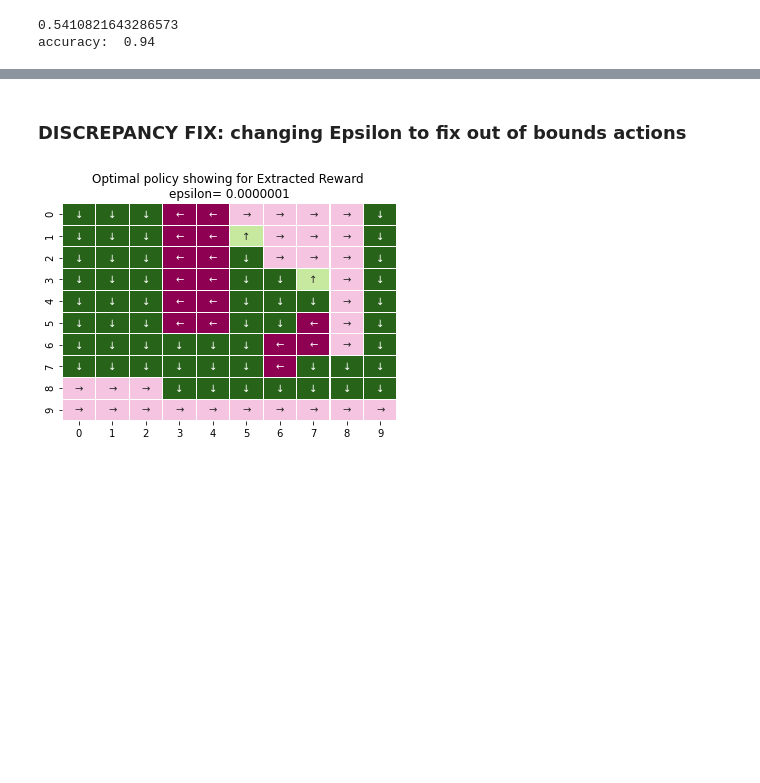
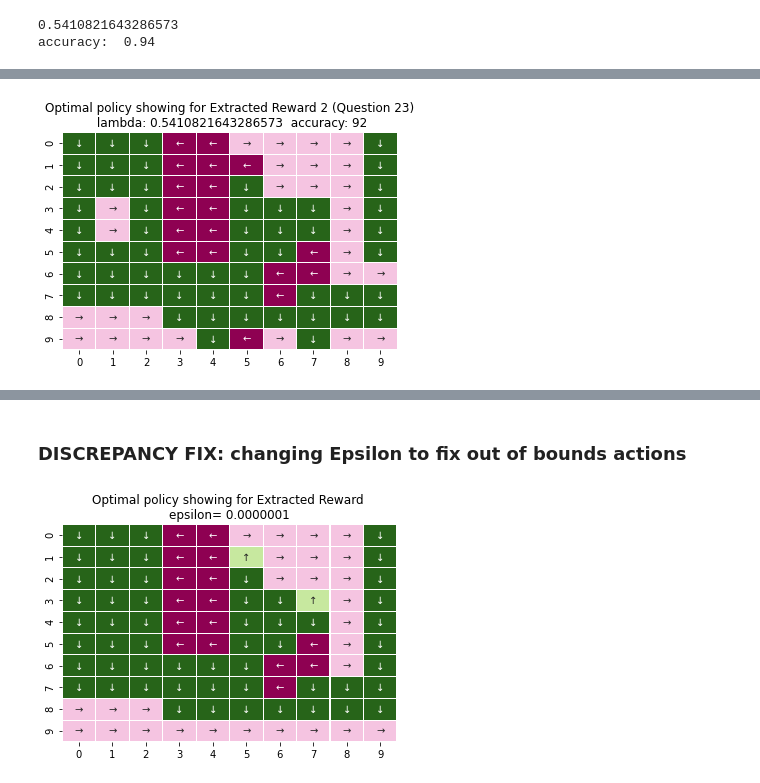
Before and after one commit to MaggieX/Large_Scale_Social_Complex_Network, a Jupyter notebook: Project3/Project3_Q1_Q25_modifiedVI.ipynb, the cells around one changed output, grey strips where cells are left out. Saved outputs shown, nothing was run; the diff lists cells and outputs as text; code cells hidden in the pictures; blank space fills up the shorter version.

Commit message:
Update Project3_Q1_Q25_modifiedVI.ipynb
cleaned up code

```diff
--- a/Project3/Project3_Q1_Q25_modifiedVI.ipynb
+++ b/Project3/Project3_Q1_Q25_modifiedVI.ipynb
@@ -1041,6 +1087,12 @@ def extract_env2(lambda_25):
     env25 = Environment(n, na, w, gamma, reward_extract25)
     pi_25, V_25 = value_iteration(env25, eps, snapshots=False)
     plot_policy_color(n, pi_25, 'Optimal policy showing for Extracted Reward 2 \nlambda:{}   accuracy:{}'.format(lambda_25, result2.get(lambda_25)))
+# %%
+def get_extract_reward(trans_mtrx, lambda_val, r_max):
+    c_ext, D_ext, b_ext = get_LP_components(trans_mtrx, lambda_val, r_max)
+    reward_ext = np.array(get_reward(c_ext, D_ext, b_ext)).reshape(10, 10)
+
+    return reward_ext
 # %%
 # change lambda to create both discrepancies (per TA suggestion):
 # low lambda, creates deadlock
@@ -1130,0 +1103,16 @@ Reward 2
+# %%
+n = 10
+na = 4
+w = 0.1
+gamma = 0.8
+# estimation step epsilon
+eps = 0.01
+
+exp_env = Environment(n, na, w, gamma, reward2)
+exp_pi, exp_V = value_iteration(exp_env, eps, snapshots=False)
+tm = exp_env.get_transition_matrix(exp_pi)
+
+max_lambda = 5
+N_lambda = 500
+
+acc_arr, tm2, r_max =sweep_lambda(max_lambda, N_lambda, reward2 , n, na, w, gamma , eps, modified_VI=True)
@@ -1131,10 +1139,10 @@ Reward 2
 # %%
-lambd25_m = np.linspace(0, max_lambda, N_lambda)
-result25 = dict(zip(lambd25_m, accuracy2))
-lambda_max25_m = max(result25, key = result25.get)
+l_range = np.linspace(0, max_lambda, N_lambda)
+result_25 = dict(zip(l_range, acc_arr))
+l_max_results = max(result_25, key = result_25.get)
 
-print(lambda_max25_m)
-print("accuracy: ", max(accuracy2))
+print(l_max_results)
+print("accuracy: ", max(acc_arr))
 # %% [output]
 0.5410821643286573
 accuracy:  0.94
@@ -1173,0 +1149,11 @@ accuracy:  94
+# %%
+lambda_max = l_max_results
+reward_ext_max= get_extract_reward(tm, lambda_max, r_max)
+
+env_max = Environment(n, na, w, gamma, reward_ext_max)
+pi_max, V_max = value_iteration(env_max, eps, snapshots=False)
+
+acc= get_accuracy(pi_max, exp_pi)
+plot_policy_color(n, pi_max, 'Optimal policy showing for Extracted Reward 2 (Question 23)\n lambda: {}  accuracy: {}'.format(lambda_max, acc))
+# %% [output]
+[figure, added]
```
Also changed, not shown: parts of 16 cells of this notebook.
